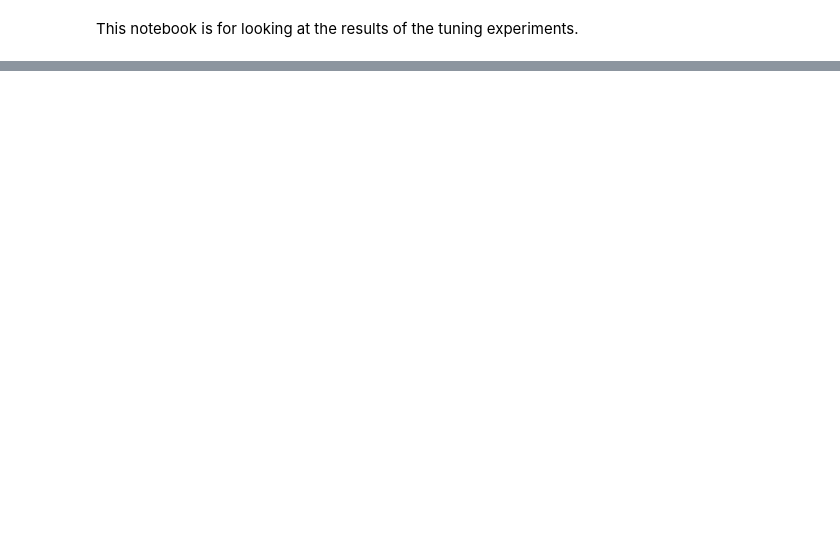
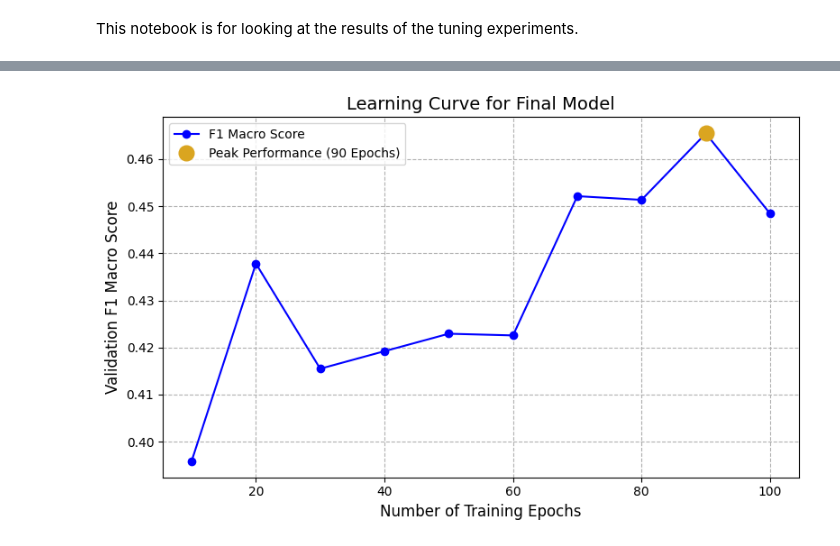
Before and after one commit to dsgt-arc/birdclef-2025, a Jupyter notebook: user/acmiyaguchi/quantization/notebooks/07-check-tune.ipynb, the cells around one changed output, grey strips where cells are left out. Saved outputs shown, nothing was run; the diff lists cells and outputs as text; code cells hidden in the pictures; blank space fills up the shorter version.

```diff
--- a/user/acmiyaguchi/quantization/notebooks/07-check-tune.ipynb
+++ b/user/acmiyaguchi/quantization/notebooks/07-check-tune.ipynb
@@ -125,0 +273,2 @@ w2v_timing.show()
+# %%
+v1 = show_results(f"{scratch}/mel2vec-v1")
@@ -125,0 +291,41 @@ w2v_timing.show()
+# %%
+df = v1.toPandas()
+
+# Sort by epochs to create a smooth curve
+df = df.sort_values(by="epochs").reset_index(drop=True)
+
+# Create the plot
+fig, ax = plt.subplots(figsize=(8, 5))
+
+# Plot F1 Score vs. Epochs
+ax.plot(
+    df["epochs"],
+    df["f1_macro_score"],
+    marker="o",
+    linestyle="-",
+    color="b",
+    label="F1 Macro Score",
+)
+
+# Highlight the optimal point
+optimal_epoch = 90
+optimal_f1 = df[df["epochs"] == optimal_epoch]["f1_macro_score"].iloc[0]
+ax.plot(
+    optimal_epoch,
+    optimal_f1,
+    "o",
+    markersize=12,
+    color="goldenrod",
+    label="Peak Performance (90 Epochs)",
+)
+
+# Labels and Title
+ax.set_xlabel("Number of Training Epochs", fontsize=12)
+ax.set_ylabel("Validation F1 Macro Score", fontsize=12)
+ax.set_title("Learning Curve for Final Model", fontsize=14)
+ax.legend()
+ax.grid(True, which="both", linestyle="--")
+
+plt.tight_layout()
+# %% [output]
+[figure, added]
```
Also changed, not shown: parts of 12 cells of this notebook, 3 other files.
